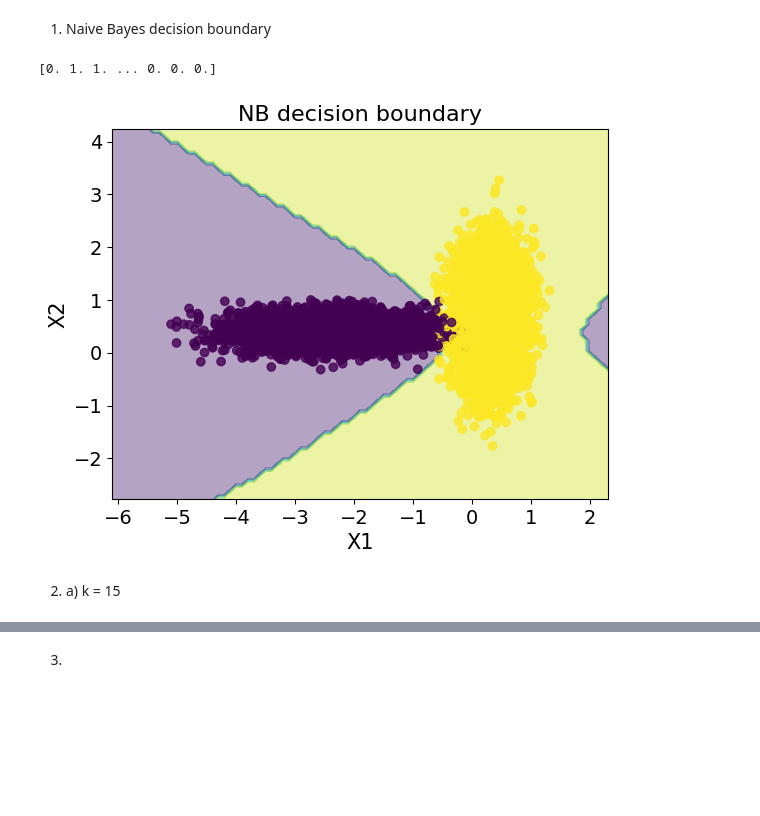
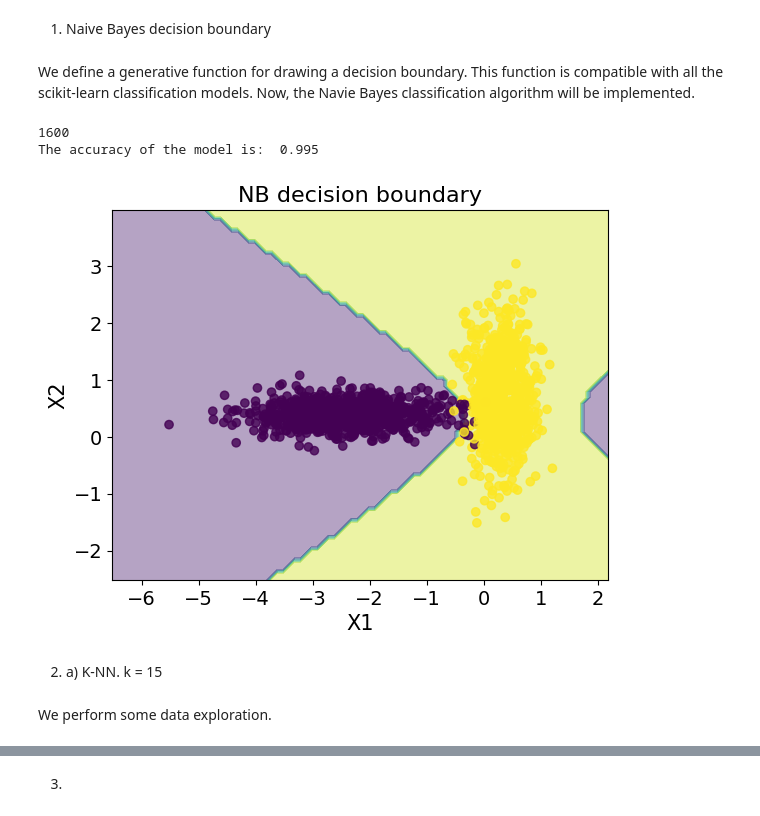
Before and after one commit to ferriitoo/MATH-569-Statistical-Learning, a Jupyter notebook: MATH_569_Julen_Ferro_HW1.ipynb, the cells around one changed output, grey strips where cells are left out. Cells and saved outputs as stored; diff of their text form; code cells hidden in the pictures; blank space fills up the shorter version.

```diff
--- a/MATH_569_Julen_Ferro_HW1.ipynb
+++ b/MATH_569_Julen_Ferro_HW1.ipynb
@@ -8,4 +10,0 @@ import random as rand
-# %%
-i = 0
-for i in range(5):
-    print(i)
@@ -59,9 +52,6 @@ j = 2
 # %% [markdown]
 After having defined the main variables and functions, the main program will be coded.
 # %%
-for h in range(0,3):
-    print(h)
-
 def main():
     global blue
     global orange
@@ -191,12 +178,10 @@ def plot_decision_boundaries(X, y, model_class, **model_params):
     plt.xticks(fontsize=14)
     plt.yticks(fontsize=14)
     return plt
+# %% [markdown]
+We define a generative function for drawing a decision boundary. This function is compatible with all the scikit-learn classification models. Now, the Navie Bayes classification algorithm will be implemented.
 # %%
-from sklearn.naive_bayes import GaussianNB
-from sklearn.model_selection import train_test_split
-#Import metrics class from sklearn
-from sklearn import metrics
-
+main() #create the data from sampling distributions
 
 # Initializing Classifier
 clf5 = GaussianNB()
@@ -205,39 +190,40 @@ size_or = np.size(orange, 0)
 size_bl = np.size(orange, 0)
 orange['class'] = np.ones(size_or) #orange class = 1
 blue['class'] = np.zeros(size_bl) #blue class = 0
 
 df = pd.concat([orange, blue])
 df.describe()
 df = df.sample(np.size(df, 0))
 df.head()
 
 X = df.loc[:, [0, 1]]
 y = df.loc[:, 'class']
 
 test_sz = 0.2
 X_train, X_test, y_train, y_test = train_test_split(X, y, test_size=test_sz, random_state=20)
 #keeping 80% as training data and 20% as testing data.
 
+print(len(y_train))
 #Calling the Class
 naive_bayes = GaussianNB()
 
 #Fitting the data to the classifier
 naive_bayes.fit(X_train , y_train)
 
 #Predict on test data
-y_predicted = naive_bayes.predict(X_test)
-print(y_predicted)
+y_predicted = pd.DataFrame(naive_bayes.predict(X_test))
 
-metrics.accuracy_score(y_predicted , y_test)
-
+accuracy_1 = round(metrics.accuracy_score(y_predicted , y_test), 3)
+print("The accuracy of the model is: ", accuracy_1)
 
 plt.figure()
 plt.title("NB decision boundary", fontsize = 16)
 plot_decision_boundaries(X_train, y_train, GaussianNB)
 plt.show()
 # %% [output]
-[0. 1. 1. ... 0. 0. 0.]
+1600
+The accuracy of the model is:  0.995
-[figure, old version]
+[figure, new version]
 # %% [markdown]
-2) a) k = 15
+2) a) K-NN. k = 15
 # %%
@@ -263,0 +247,2 @@ knn = KNeighborsClassifier(n_neighbors = k)
+# %% [markdown]
+We perform some data exploration.
```
Also changed, not shown: parts of 25 cells of this notebook.
